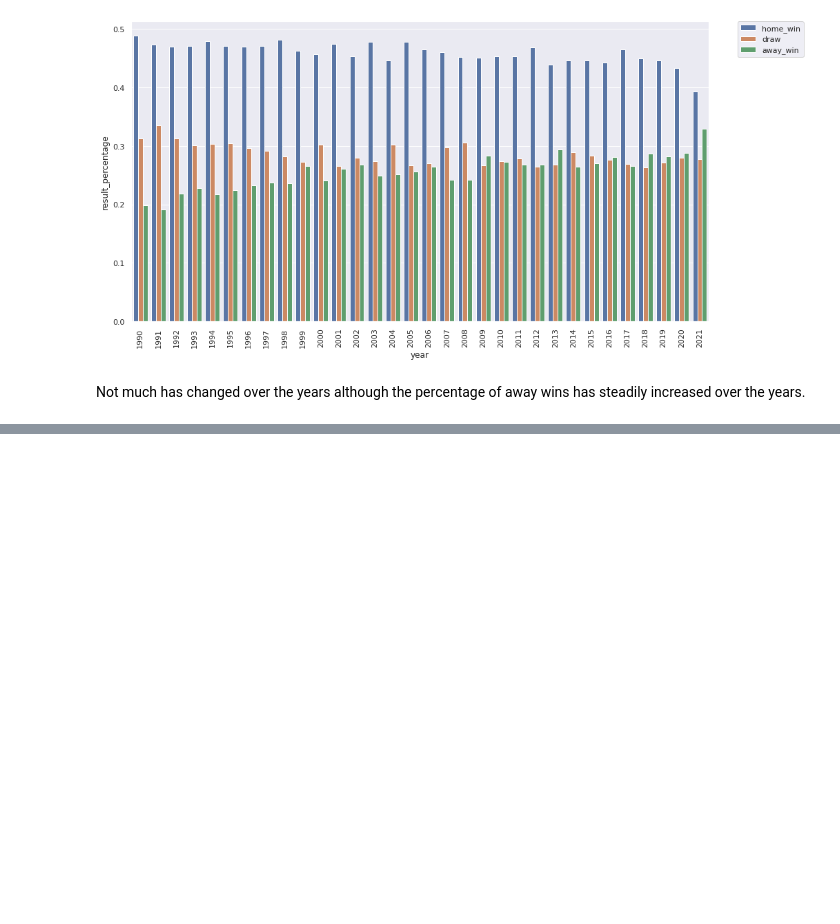
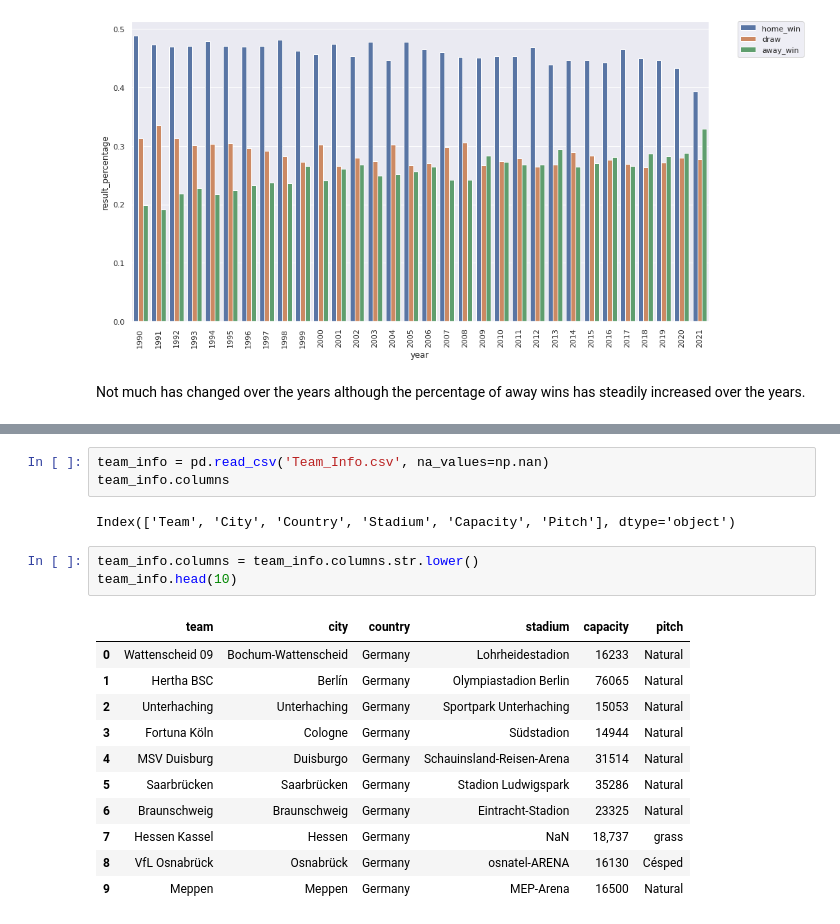
Before and after one commit to dan-bouchard/Football-Match-Outcome-Prediction, a Jupyter notebook: eda_and_data_cleaning.ipynb, the cells around one changed output, grey strips where cells are left out. Saved outputs shown, nothing was run; the diff lists cells and outputs as text; blank space fills up the shorter version.

```diff
--- a/eda_and_data_cleaning.ipynb
+++ b/eda_and_data_cleaning.ipynb
@@ -441,0 +532,20 @@ Not much has changed over the years although the percentage of away wins has ste
+# %%
+team_info = pd.read_csv('Team_Info.csv', na_values=np.nan)
+team_info.columns
+# %% [output]
+Index(['Team', 'City', 'Country', 'Stadium', 'Capacity', 'Pitch'], dtype='object')
+# %%
+team_info.columns = team_info.columns.str.lower()
+team_info.head(10)
+# %% [output]
+|  | team | city | country | stadium | capacity | pitch |
+| 0 | Wattenscheid 09 | Bochum-Wattenscheid | Germany | Lohrheidestadion | 16233 | Natural |
+| 1 | Hertha BSC | Berlín | Germany | Olympiastadion Berlin | 76065 | Natural |
+| 2 | Unterhaching | Unterhaching | Germany | Sportpark Unterhaching | 15053 | Natural |
+| 3 | Fortuna Köln | Cologne | Germany | Südstadion | 14944 | Natural |
+| 4 | MSV Duisburg | Duisburgo | Germany | Schauinsland-Reisen-Arena | 31514 | Natural |
+| 5 | Saarbrücken | Saarbrücken | Germany | Stadion Ludwigspark | 35286 | Natural |
+| 6 | Braunschweig | Braunschweig | Germany | Eintracht-Stadion | 23325 | Natural |
+| 7 | Hessen Kassel | Hessen | Germany | NaN | 18,737 | grass |
+| 8 | VfL Osnabrück | Osnabrück | Germany | osnatel-ARENA | 16130 | Césped |
+| 9 | Meppen | Meppen | Germany | MEP-Arena | 16500 | Natural |
```
Also changed, not shown: parts of 11 cells of this notebook, 1 other file.
